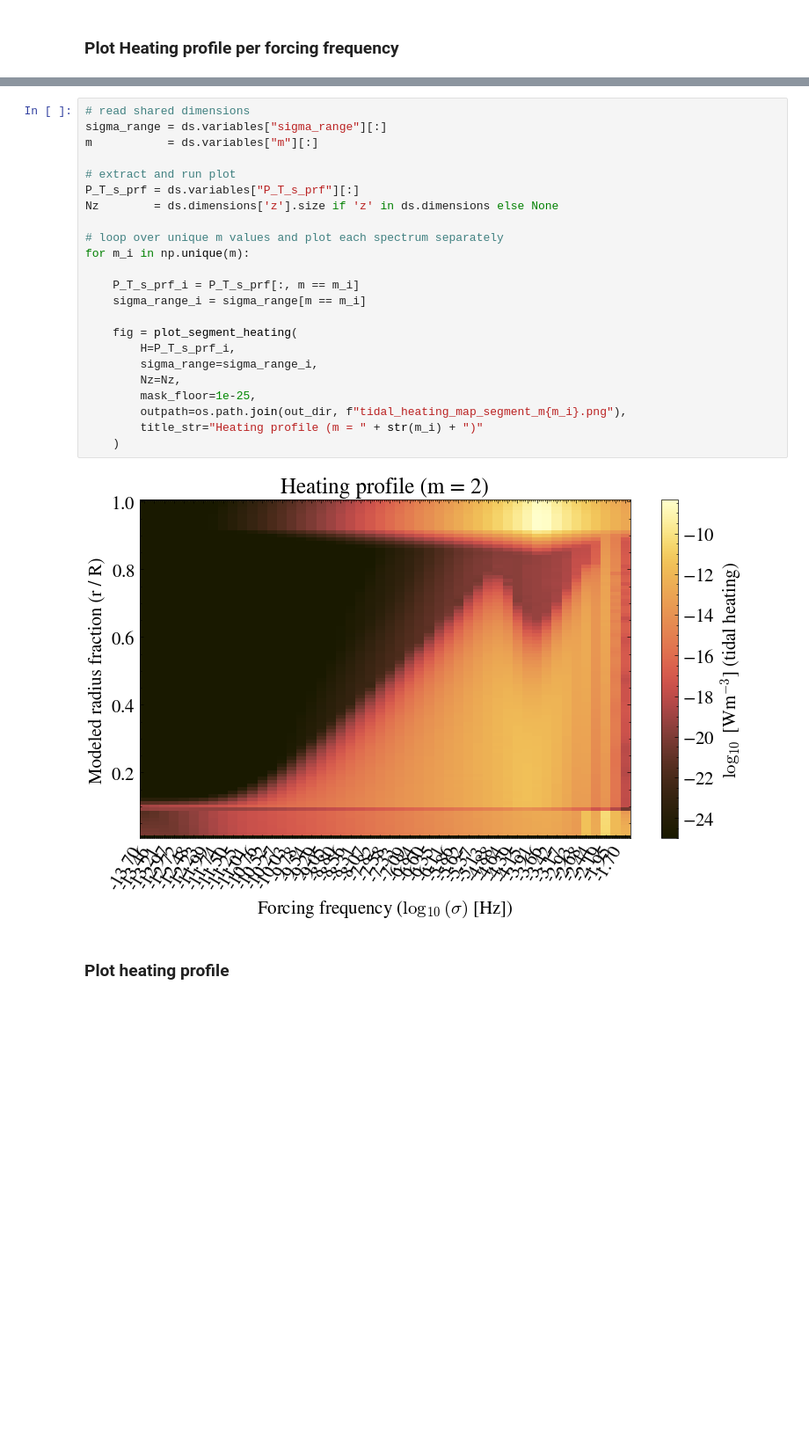
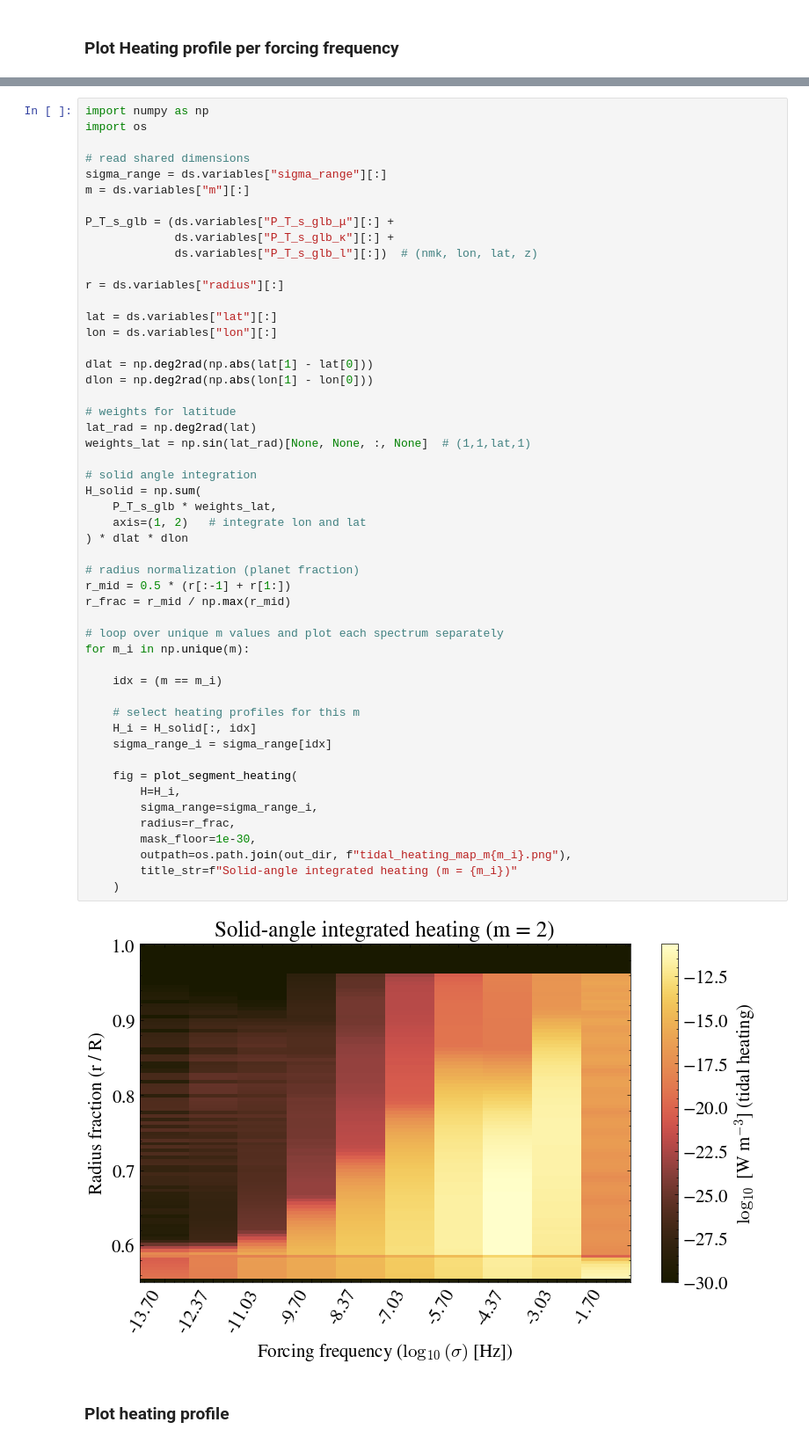
Before and after one commit to FormingWorlds/Obliqua, a Jupyter notebook: examples/visualize_output.ipynb, the cells around one changed output, grey strips where cells are left out. Shown at 88% size. Cells and saved outputs as stored; diff of their text form; blank space fills up the shorter version.

```diff
--- a/examples/visualize_output.ipynb
+++ b/examples/visualize_output.ipynb
@@ -209,30 +360,58 @@ def plot_segment_heating(H, sigma_range, Nz=None, mask_floor=1e-25, rotation_ang
     plt.show()
     return fig
 # %%
+import numpy as np
+import os
+
 # read shared dimensions
 sigma_range = ds.variables["sigma_range"][:]
-m           = ds.variables["m"][:]
+m = ds.variables["m"][:]
 
-# extract and run plot
-P_T_s_prf = ds.variables["P_T_s_prf"][:]
-Nz        = ds.dimensions['z'].size if 'z' in ds.dimensions else None
+P_T_s_glb = (ds.variables["P_T_s_glb_μ"][:] +
+             ds.variables["P_T_s_glb_κ"][:] +
+             ds.variables["P_T_s_glb_l"][:])  # (nmk, lon, lat, z)
+
+r = ds.variables["radius"][:]
+
+lat = ds.variables["lat"][:]
+lon = ds.variables["lon"][:]
+
+dlat = np.deg2rad(np.abs(lat[1] - lat[0]))
+dlon = np.deg2rad(np.abs(lon[1] - lon[0]))
+
+# weights for latitude
+lat_rad = np.deg2rad(lat)
+weights_lat = np.sin(lat_rad)[None, None, :, None]  # (1,1,lat,1)
+
+# solid angle integration
+H_solid = np.sum(
+    P_T_s_glb * weights_lat,
+    axis=(1, 2)   # integrate lon and lat
+) * dlat * dlon
+
+# radius normalization (planet fraction)
+r_mid = 0.5 * (r[:-1] + r[1:])
+r_frac = r_mid / np.max(r_mid)
 
 # loop over unique m values and plot each spectrum separately
 for m_i in np.unique(m):
 
-    P_T_s_prf_i = P_T_s_prf[:, m == m_i]
-    sigma_range_i = sigma_range[m == m_i]
+    idx = (m == m_i)
+
+    # select heating profiles for this m
+    H_i = H_solid[:, idx]
+    sigma_range_i = sigma_range[idx]
 
     fig = plot_segment_heating(
-        H=P_T_s_prf_i,
+        H=H_i,
         sigma_range=sigma_range_i,
-        Nz=Nz,
-        mask_floor=1e-25,
-        outpath=os.path.join(out_dir, f"tidal_heating_map_segment_m{m_i}.png"),
-        title_str="Heating profile (m = " + str(m_i) + ")"
+        radius=r_frac,
+        mask_floor=1e-30,
+        outpath=os.path.join(out_dir, f"tidal_heating_map_m{m_i}.png"),
+        title_str=f"Solid-angle integrated heating (m = {m_i})"
     )
 # %% [output]
-[figure, old version]
+[figure, new version]
 # %% [markdown]
 ### Plot heating profile
 # %%
```
Also changed, not shown: parts of 9 cells of this notebook, 2 other files.
